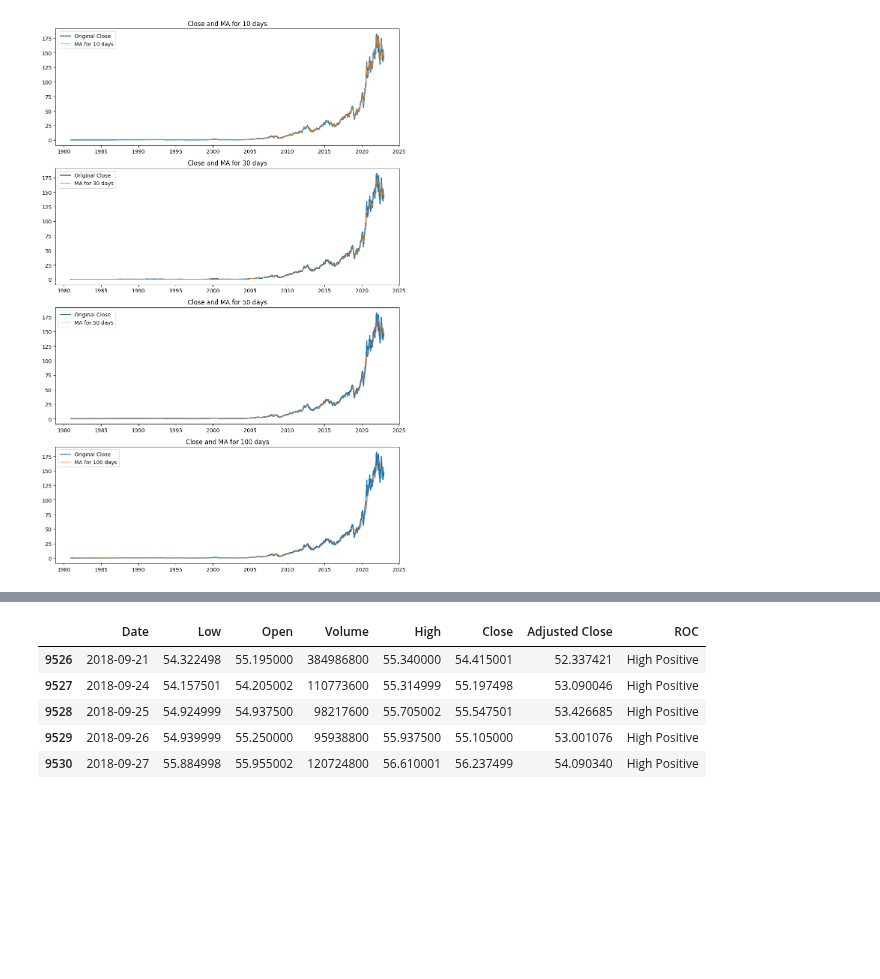
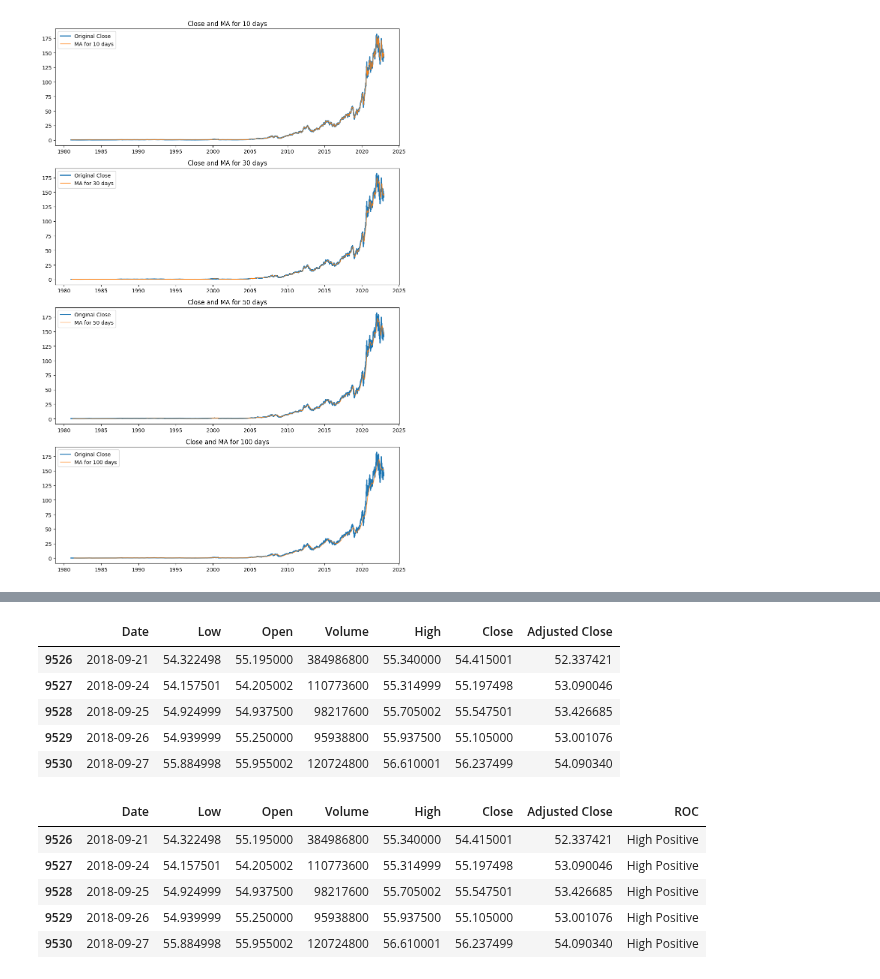
Before and after one commit to nicola-cecere/Stock_Market_TS_Prediction, a Jupyter notebook: movingAverage.ipynb, the cells around one changed output, grey strips where cells are left out. Cells and saved outputs as stored; diff of their text form; code cells hidden in the pictures; blank space fills up the shorter version.

```diff
--- a/movingAverage.ipynb
+++ b/movingAverage.ipynb
@@ -67,4 +76,13 @@ val_size = int(len(df) * 0.05)
 train = df.iloc[:train_size, :]
 val = df.iloc[train_size:train_size + val_size, :]
 test = df.iloc[train_size + val_size:, :]
+# %%
+train.tail()
+# %% [output]
+|  | Date | Low | Open | Volume | High | Close | Adjusted Close |
+| 9526 | 2018-09-21 | 54.322498 | 55.195000 | 384986800 | 55.340000 | 54.415001 | 52.337421 |
+| 9527 | 2018-09-24 | 54.157501 | 54.205002 | 110773600 | 55.314999 | 55.197498 | 53.090046 |
+| 9528 | 2018-09-25 | 54.924999 | 54.937500 | 98217600 | 55.705002 | 55.547501 | 53.426685 |
+| 9529 | 2018-09-26 | 54.939999 | 55.250000 | 95938800 | 55.937500 | 55.105000 | 53.001076 |
+| 9530 | 2018-09-27 | 55.884998 | 55.955002 | 120724800 | 56.610001 | 56.237499 | 54.090340 |
 # %%
```
Also changed, not shown: parts of 10 cells of this notebook, 1 other file.
